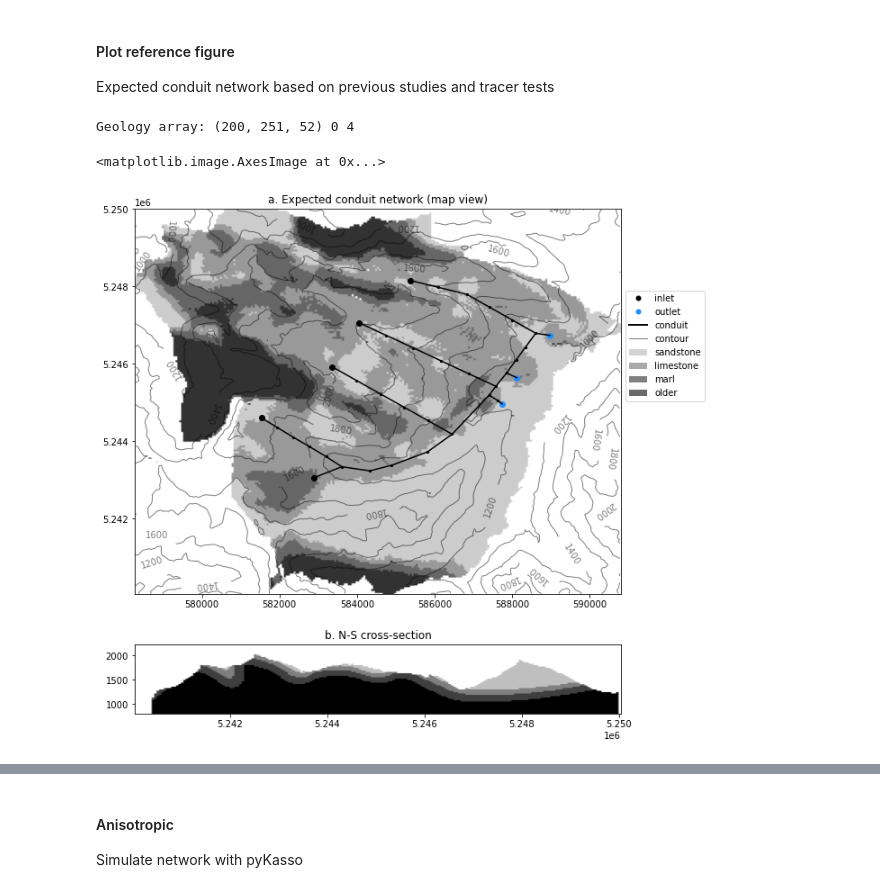
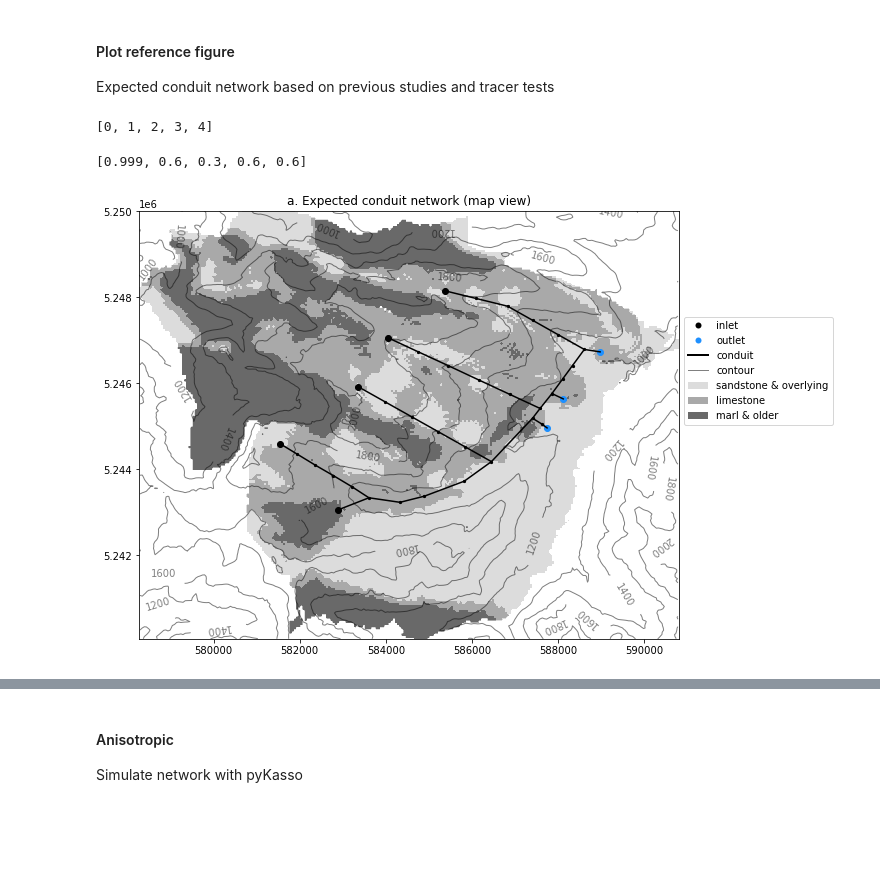
Before and after one commit to randlab/pyKasso, a Jupyter notebook: notebooks/pyKasso_HFM_Paper.ipynb, the cells around one changed output, grey strips where cells are left out. Cells and saved outputs as stored; diff of their text form; code cells hidden in the pictures; blank space fills up the shorter version.

Commit message:
updating paper figures

```diff
--- a/notebooks/pyKasso_HFM_Paper.ipynb
+++ b/notebooks/pyKasso_HFM_Paper.ipynb
@@ -944,7 +1009,7 @@ Computing:
 Expected conduit network based on previous studies and tracer tests
 # %%
 #Define some new functions for plotting:
-def show_base(data, ax=None, plot_nodes=True, labels=[], title=None, cmap=None, color='k', alpha=1, legend=True):
+def show_base(data, ax=None, plot_nodes=True, simplify=False, labels=[], title=None, cmap=None, color='k', alpha=1, legend=True):
         """
         Show the base network as a graph with nodes and edges.
         Inputs:
@@ -964,9 +1029,20 @@ def show_base(data, ax=None, plot_nodes=True, labels=[], title=None, cmap=None,
             ax.set_aspect('equal')
 
         #Set up data for plotting:
-        nodes  = pd.read_csv(data+'_nodes.dat', header=None, names=['y','x','z'], delim_whitespace=True) #import node data from ASCII file
-        edges  = pd.read_csv(data+'_links.dat', header=None, names=['inNode','outNode'], delim_whitespace=True) #import edge data
-        edges         = edges - 1               #convert from 1-based indexing to 0-based indexing
+        if simplify == True:
+            k = kn.from_nodlink_dat(os.path.join(data_path,ID+'SKS'))   #load karstnet graph from files
+            nodes_complex = k.pos2d             #get dic of coordinates of all nodes in complex graph
+            nodes_simple  = k.graph_simpl.nodes  #get indices of only the nodes in the simplified graph
+            nodes_simple  = {node:[nodes_complex[node][1],nodes_complex[node][0]]  for node in nodes_simple}   #make df of only the nodes in the simplified graph, for plotting
+            edges_simple  = k.graph_simpl.edges  #get only the edges in the simplified graph
+            edges_simple  = {i: edge for i,edge in enumerate(edges_simple)}   #make df of only the edges in the simplified graph, for p
+            nodes = pd.DataFrame.from_dict(nodes_simple, orient='index', columns=['x','y']) #convert to pandas for easier plotting
+            edges = pd.DataFrame.from_dict(edges_simple, orient='index', columns=['inNode','outNode'])
+        else:
+            nodes  = pd.read_csv(data+'_nodes.dat', header=None, names=['y','x','z'], delim_whitespace=True) #import node data from ASCII file
+            edges  = pd.read_csv(data+'_links.dat', header=None, names=['inNode','outNode'], delim_whitespace=True) #import edge data
+            edges         = edges - 1               #convert from 1-based indexing to 0-based indexing
+
         fromX = nodes.x.loc[edges.inNode]       #calculate coordinates for link start and end points
         fromY = nodes.y.loc[edges.inNode]
         toX   = nodes.x.loc[edges.outNode]
@@ -1014,50 +1090,58 @@ def point2index(point, xmin,ymin,zmin, dx,dy,dz):
     lay = int((z - zmin) // dz)
 
     return [col, row, lay]
+# %%
+print(catchment.get_geology_id())
+catchment.get_geology_cost()
+# %% [output]
+[0, 1, 2, 3, 4]
+[0.999, 0.6, 0.3, 0.6, 0.6]
 # %%
 f = plt.figure(figsize=(10,10))
 ax = f.add_subplot(211, aspect='equal', position= [0, 0.6, 0.75, 0.75])  #[left, bottom, width, height]
 ax.set_title('a. Expected conduit network (map view)')
 
-plt.imshow(catchment.geology.data['geology']['data'], origin='lower', extent=catchment.grid.extent, cmap='gray_r', vmin=0,vmax=5)
+cmap_geo = matplotlib.colors.ListedColormap(['white','gainsboro','darkgrey','dimgrey','dimgrey'])   #geology colormap
+
+#plt.imshow(catchment.geology.data['geology']['data'], origin='lower', extent=catchment.grid.extent, cmap='gray_r', vmin=0,vmax=5)
+plt.imshow(catchment.geology.data['geology']['data'], origin='lower', extent=catchment.grid.extent, cmap=cmap_geo)
 c = plt.contour(catchment.grid.X,catchment.grid.Y, catchment.geology.data['topography']['data'], colors=['k'], alpha=0.5, linewidths=1)
 plt.clabel(c, inline=True, inline_spacing=20, fontsize=10, fmt='%1.0f', rightside_up=False, use_clabeltext=True)
 plt.imshow(catchment.maps['outlets'], origin='lower', extent=catchment.grid.extent, cmap='gray_r', vmin=0,vmax=0)
 show_base(data='inputs/gottesacker/base', ax=ax, legend=False)                                                 #plot base network
 plt.scatter(catchment.inlets[:,0],  catchment.inlets[:,1],  c='k')
 plt.scatter(catchment.outlets[:,0], catchment.outlets[:,1], c='dodgerblue')
 
 section = 585000.0                                                                        #choose a cross-section location
 #plt.plot([section,section],[catchment.grid.ymin,catchment.grid.ymax], c='k', lw=1)        #uncomment to plot x-sec location
 
 legend = [matplotlib.lines.Line2D([0], [0], marker='o', color='none', markerfacecolor='k', markeredgecolor='none', label='inlet'),
           matplotlib.lines.Line2D([0], [0], marker='o', color='none', markerfacecolor='dodgerblue', markeredgecolor='none', label='outlet'),
           matplotlib.lines.Line2D([0], [0], color='k',    lw=2, label='conduit'),
           matplotlib.lines.Line2D([0], [0], color='gray', lw=1, label='contour'),
          # matplotlib.lines.Line2D([0], [0], color='k',    lw=1, label='cross-section'),
-          matplotlib.patches.Patch(facecolor='lightgray', label='sandstone'),
+          matplotlib.patches.Patch(facecolor='gainsboro', label='sandstone & overlying'),
           matplotlib.patches.Patch(facecolor='darkgray',  label='limestone'),
-          matplotlib.patches.Patch(facecolor='gray',      label='marl'),
-          matplotlib.patches.Patch(facecolor='dimgray',   label='older')]
-plt.legend(handles=legend, loc=[1.01,0.5])
+          matplotlib.patches.Patch(facecolor='dimgrey',   label='marl & older')]
+plt.legend(handles=legend, loc=[1.01,0.5]) #to put on right side: loc=[1.01,0.5], to put in right corner: loc=[0.72,0.01], to put in left corner: loc=[0.01,0.01]
 
 
 #Cross-section
 ##############################
-ax2 = f.add_subplot(212, aspect='equal', anchor='N', position= [0, 0.35, 0.75, 0.25])
-plt.title('b. N-S cross-section')
+run = False    #change to True to view cross-section
+if run == True:
+    ax2 = f.add_subplot(212, aspect='equal', anchor='N', position= [0, 0.35, 0.75, 0.25])
+    plt.title('b. N-S cross-section')
 
-#Get data:
-zmin = 800;       znum = 52;   dz = 27.5;  zmax = zmin + znum*dz   #define system grid in the z direction
-geo = pd.read_csv('inputs/gottesacker/geo200x251x52.gslib', skiprows=2)  #read in gslib file to pandas df without header rows
-geo = geo.values
-geo = np.reshape(geo,(catchment.grid.ynum,catchment.grid.xnum,znum),order='F') #reshape to xyz grid using Fortran ordering
-print('Geology array:', geo.shape, geo.min(), geo.max())
-[ix,iy,iz] = point2index([section,0,0],
-                         catchment.grid.xmin, catchment.grid.ymin, zmin,
-                         catchment.grid.dx,   catchment.grid.dy,   dz)  #get index of cross-section location
-plt.imshow(np.rot90(geo[:,ix,:],k=-1), origin='lower', extent=[catchment.grid.ymin,catchment.grid.ymax, zmin,zmax], cmap='gray_r')
+    #Get data:
+    zmin = 800;       znum = 52;   dz = 27.5;  zmax = zmin + znum*dz   #define system grid in the z direction
+    geo = pd.read_csv('inputs/gottesacker/geo200x251x52.gslib', skiprows=2)  #read in gslib file to pandas df without header rows
+    geo = geo.values
+    geo = np.reshape(geo,(catchment.grid.ynum,catchment.grid.xnum,znum),order='F') #reshape to xyz grid using Fortran ordering
+    print('Geology array:', geo.shape, geo.min(), geo.max())
+    [ix,iy,iz] = point2index([section,0,0],
+                             catchment.grid.xmin, catchment.grid.ymin, zmin,
+                             catchment.grid.dx,   catchment.grid.dy,   dz)  #get index of cross-section location
+    plt.imshow(np.rot90(geo[:,ix,:],k=-1), origin='lower', extent=[catchment.grid.ymin,catchment.grid.ymax, zmin,zmax], cmap=cmap_geo)
 # %% [output]
-Geology array: (200, 251, 52) 0 4
-<matplotlib.image.AxesImage at 0x...>
-[figure, old version]
+[figure, new version]
```
Also changed, not shown: parts of 26 cells of this notebook, 7 other files.
